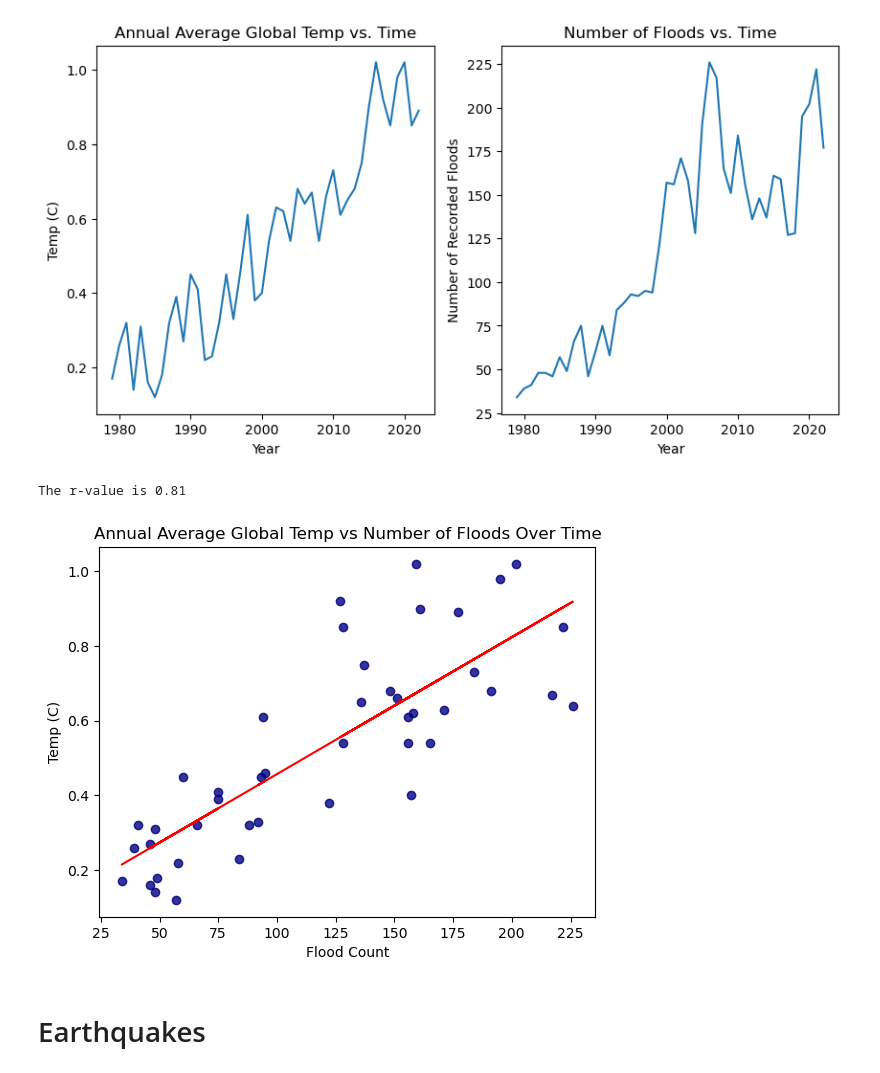
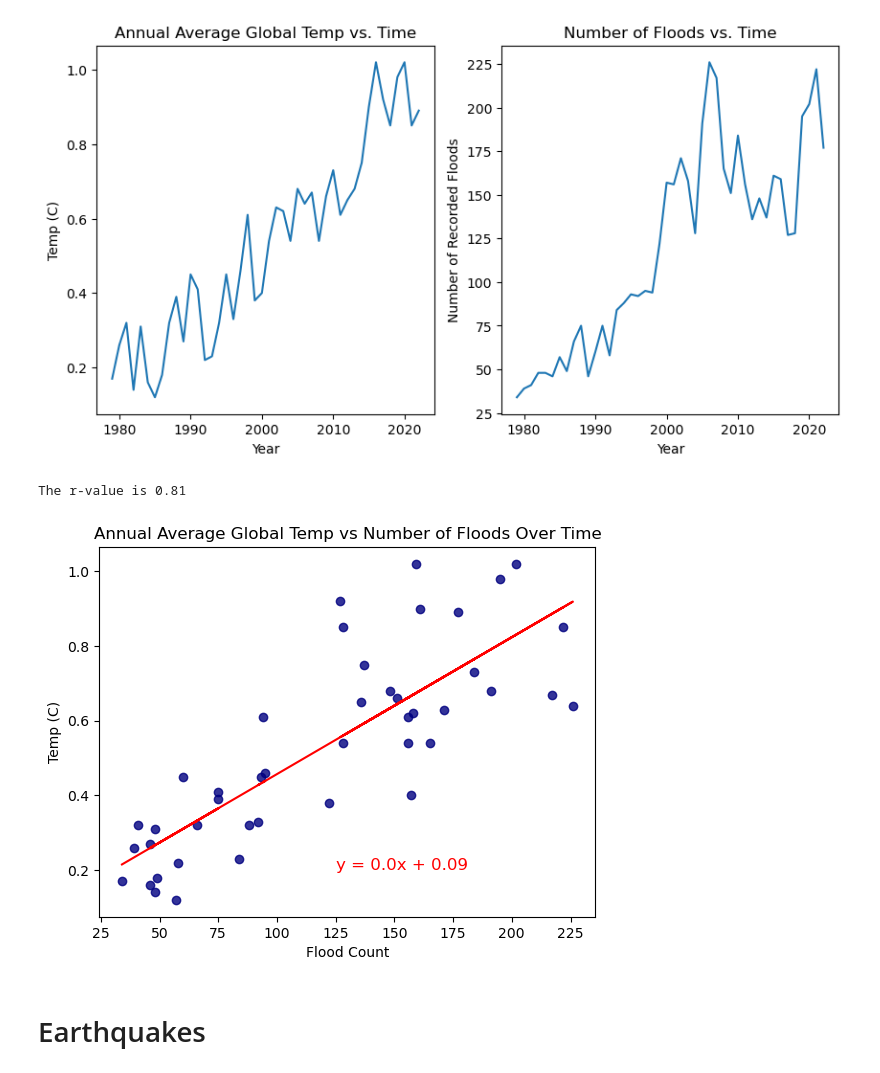
Before and after one commit to mhosseinf/Project_11, a Jupyter notebook: average_global_analysis.ipynb, the cells around one changed output. Saved outputs shown, nothing was run; the diff lists cells and outputs as text; code cells hidden in the pictures.

```diff
--- a/average_global_analysis.ipynb
+++ b/average_global_analysis.ipynb
@@ -209,23 +212,23 @@ Text(0, 0.5, 'Temp (C)')
 # %%
 plt.scatter(no_floods, average_temp, marker='o', color='navy', alpha=0.8)
 x_values = no_floods
 y_values =  average_temp
 (slope, intercept, rvalue, pvalue, stderr) = linregress(x_values, y_values)
 regress_values = x_values * slope + intercept
 line_eq = "y = " + str(round(slope,2)) + "x + " + str(round(intercept,2))
 plt.plot(x_values,regress_values,"r-")
 # Incorporate the other graph properties
 plt.xlabel('Flood Count')
 plt.ylabel('Temp (C)')
 plt.title('Annual Average Global Temp vs Number of Floods Over Time')
 print(f"The r-value is {round(rvalue,2)}")
 
 # Show plot
-plt.annotate(line_eq, (550, 0.2), fontsize=12, color='red')
+plt.annotate(line_eq, (125, 0.2), fontsize=12, color='red')
 plt.show()
 # %% [output]
 The r-value is 0.81
-[figure, old version]
+[figure, new version]
 # %% [markdown]
 # Earthquakes
 # %%
```
Also changed, not shown: parts of 9 cells of this notebook.
